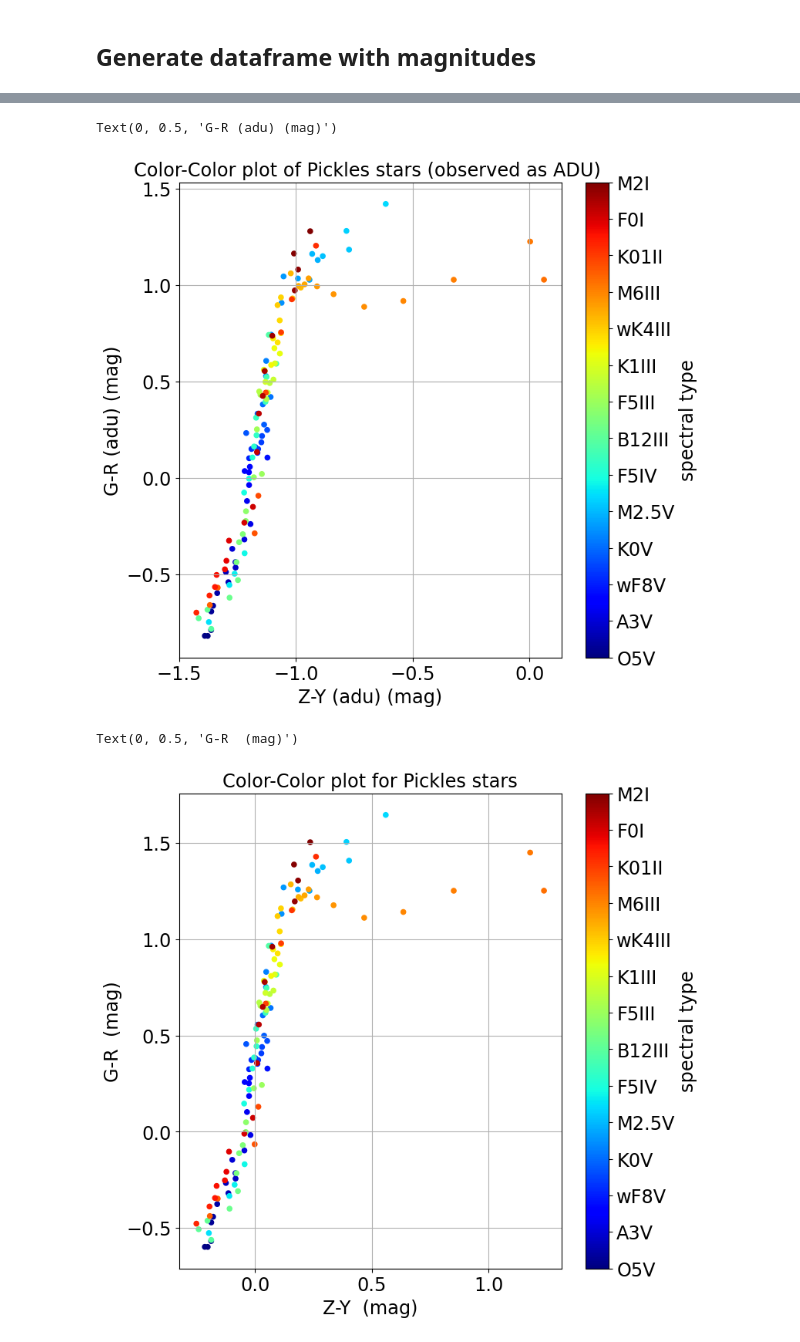
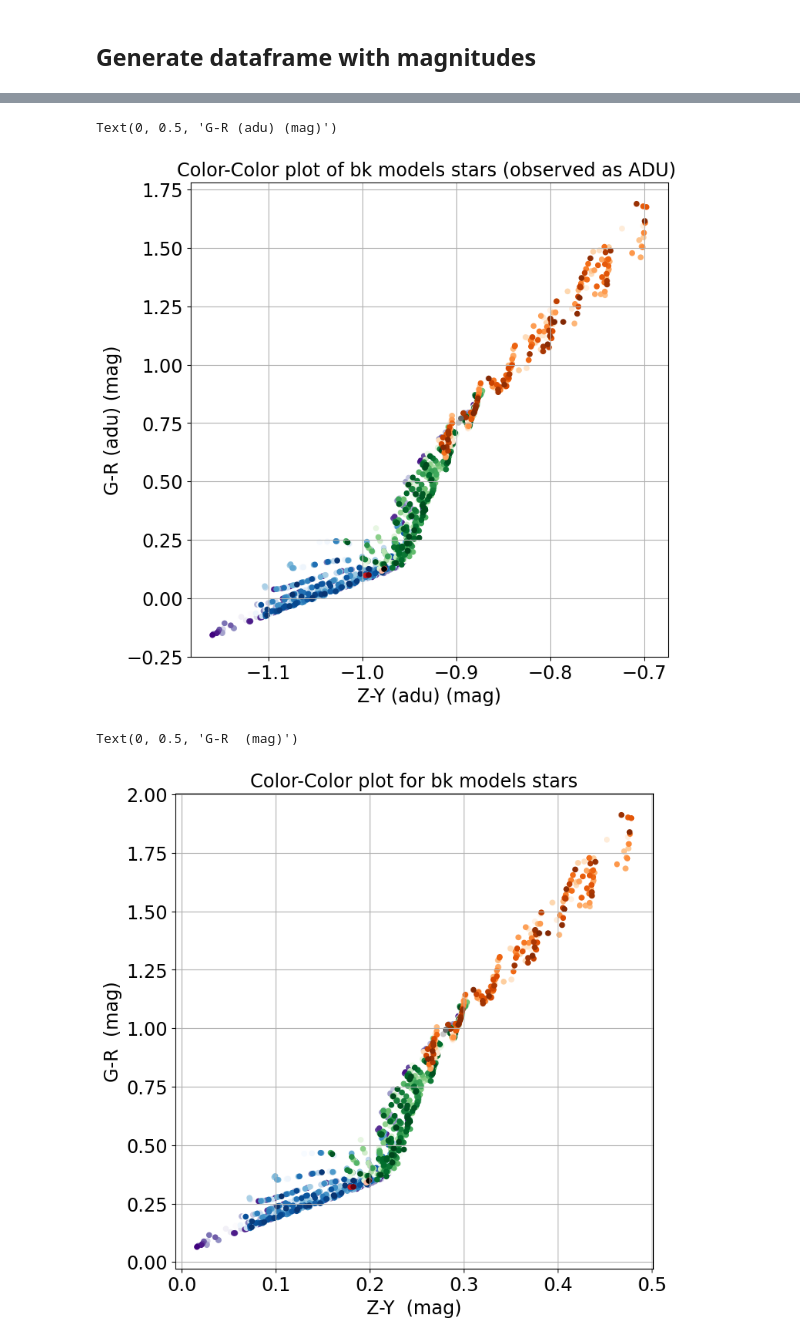
Before and after one commit to sylvielsstfr/RubinLSSTPhotometricCorrTuto, a Jupyter notebook: notebooks/07_SEDBKModelsColors/ComputeMagnitudesBKModels_auxtelSDSSfilters.ipynb, the cells around one changed output, grey strips where cells are left out. Drawn from its saved outputs; the diff is of its cells as text; code cells hidden in the pictures.

```diff
--- a/notebooks/07_SEDBKModelsColors/ComputeMagnitudesBKModels_auxtelSDSSfilters.ipynb
+++ b/notebooks/07_SEDBKModelsColors/ComputeMagnitudesBKModels_auxtelSDSSfilters.ipynb
@@ -478,3 +506,3 @@ df_out.head()
 # %%
-df_out.spectype.values
+df_out["index0"] = df_out.index
 # %% [output]
@@ -498,48 +523,39 @@ array(['O5V', 'O9V', 'B0V', 'B1V', 'B3V', 'B57V', 'B8V', 'B9V', 'A0V',
 # %%
 fig,ax = plt.subplots(1,1,figsize=(8,8))
-df_out.plot.scatter(x="aduZ_Y",y="aduG_R",marker="o",c="index",colormap="jet",ax=ax,grid=True,colorbar=False)
-#cbar = plt.colorbar(ax.collections[0],ax=ax,orientation = 'horizontal',shrink=0.8)
-cbar = plt.colorbar(ax.collections[0],ax=ax)
-cbar.ax.set_ylabel('spectral type', rotation=90)
 
-labels = [item.get_text() for item in cbar.ax.get_yticklabels()]
-cbar.ax.locator_params(axis='y', nbins=2*len(labels))
-labels = [item.get_text() for item in cbar.ax.get_yticklabels()]
+for index in range(Ncat) :
+    df_out = all_dfout[index]
+    cat = categories[index]
+    N = len(df_out)
+    cmap = cat_cmap[index]
+    df_out["index0"] = df_out.index
+    df_out.plot.scatter(x="aduZ_Y",y="aduG_R",marker="o",c="index0",colormap=cmap,ax=ax,grid=True,colorbar=False)
 
-Nlabels = len(labels)
-for ilab in range(0,Nlabels):
-    the_label = int(labels[ilab])
-    labels[ilab] = df_out.loc[the_label,"spectype"]
-cbar.ax.set_yticklabels(labels,rotation=0);
-ax.set_title("Color-Color plot of Pickles stars (observed as ADU) ")
+
+ax.set_title("Color-Color plot of bk models stars (observed as ADU) ")
 ax.set_xlabel("Z-Y (adu) (mag)")
 ax.set_ylabel("G-R (adu) (mag)")
 # %% [output]
 Text(0, 0.5, 'G-R (adu) (mag)')
-[figure, old version]
+[figure, new version]
 # %%
 fig,ax = plt.subplots(1,1,figsize=(8,8))
-df_out.plot.scatter(x="magZ_Y",y="magG_R",marker="o",c="index",colormap="jet",ax=ax,grid=True,colorbar=False)
 
-#cbar = plt.colorbar(ax.collections[0],ax=ax,orientation = 'horizontal',shrink=0.8)
-cbar = plt.colorbar(ax.collections[0],ax=ax)
-cbar.ax.set_ylabel('spectral type', rotation=90)
+for index in range(Ncat) :
+    df_out = all_dfout[index]
+    cat = categories[index]
+    N = len(df_out)
+    cmap = cat_cmap[index]
+    df_out["index0"] = df_out.index
+    df_out.plot.scatter(x="magZ_Y",y="magG_R",marker="o",c="index0",colormap=cmap,ax=ax,grid=True,colorbar=False)
 
-labels = [item.get_text() for item in cbar.ax.get_yticklabels()]
-cbar.ax.locator_params(axis='y', nbins=2*len(labels))
-labels = [item.get_text() for item in cbar.ax.get_yticklabels()]
 
-Nlabels = len(labels)
-for ilab in range(0,Nlabels):
-    the_label = int(labels[ilab])
-    labels[ilab] = df_out.loc[the_label,"spectype"]
-cbar.ax.set_yticklabels(labels,rotation=0);
-ax.set_title("Color-Color plot for Pickles stars")
+ax.set_title("Color-Color plot for bk models stars")
 ax.set_xlabel("Z-Y  (mag)")
 ax.set_ylabel("G-R  (mag)")
 # %% [output]
 Text(0, 0.5, 'G-R  (mag)')
-[figure, old version]
+[figure, new version]
 # %%
 fig,(ax1,ax2) = plt.subplots(2,1,figsize=(14,8))
 df_out.plot.scatter(x="index",y="magG_R",ax=ax1,grid=True,c="b")
```
Also changed, not shown: parts of 39 cells of this notebook.
